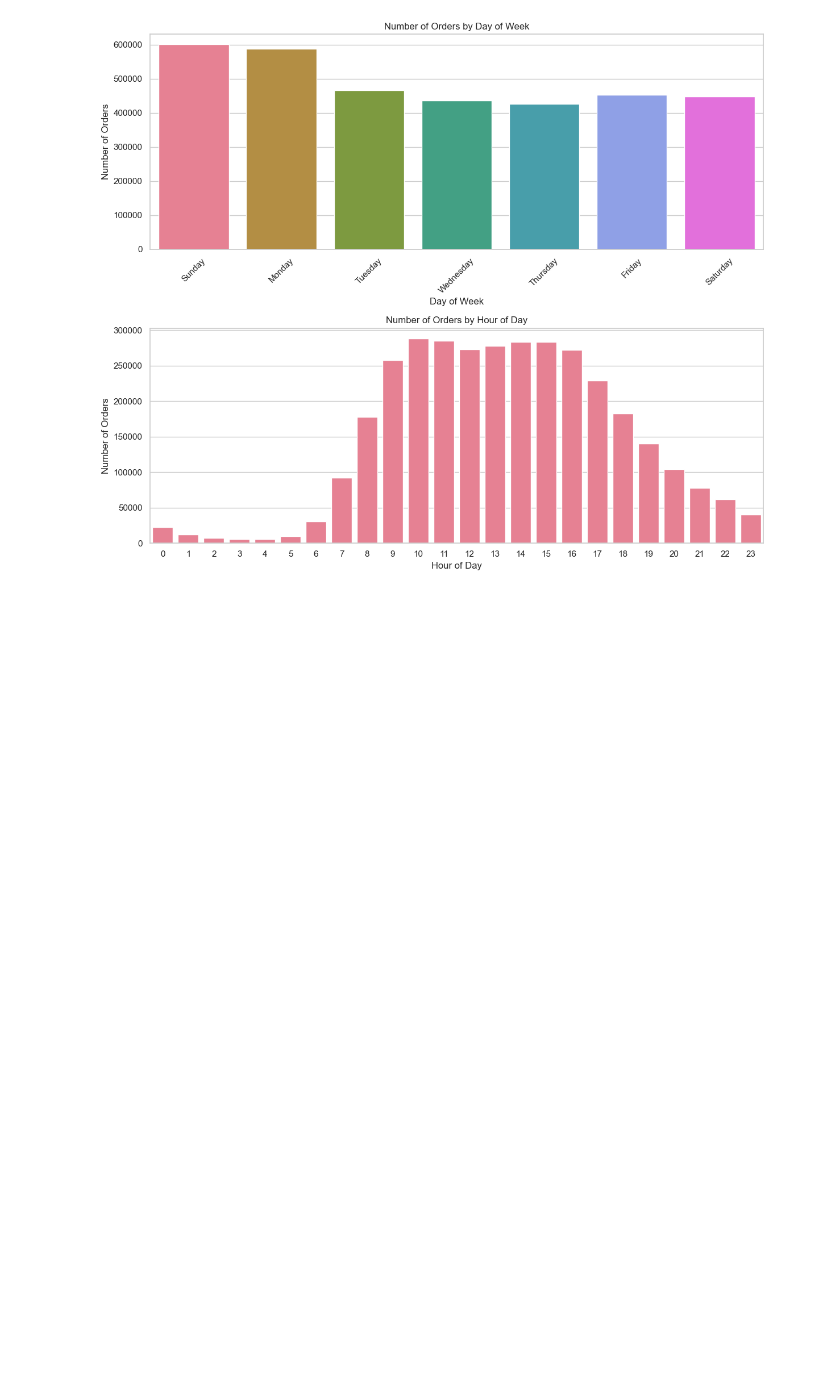
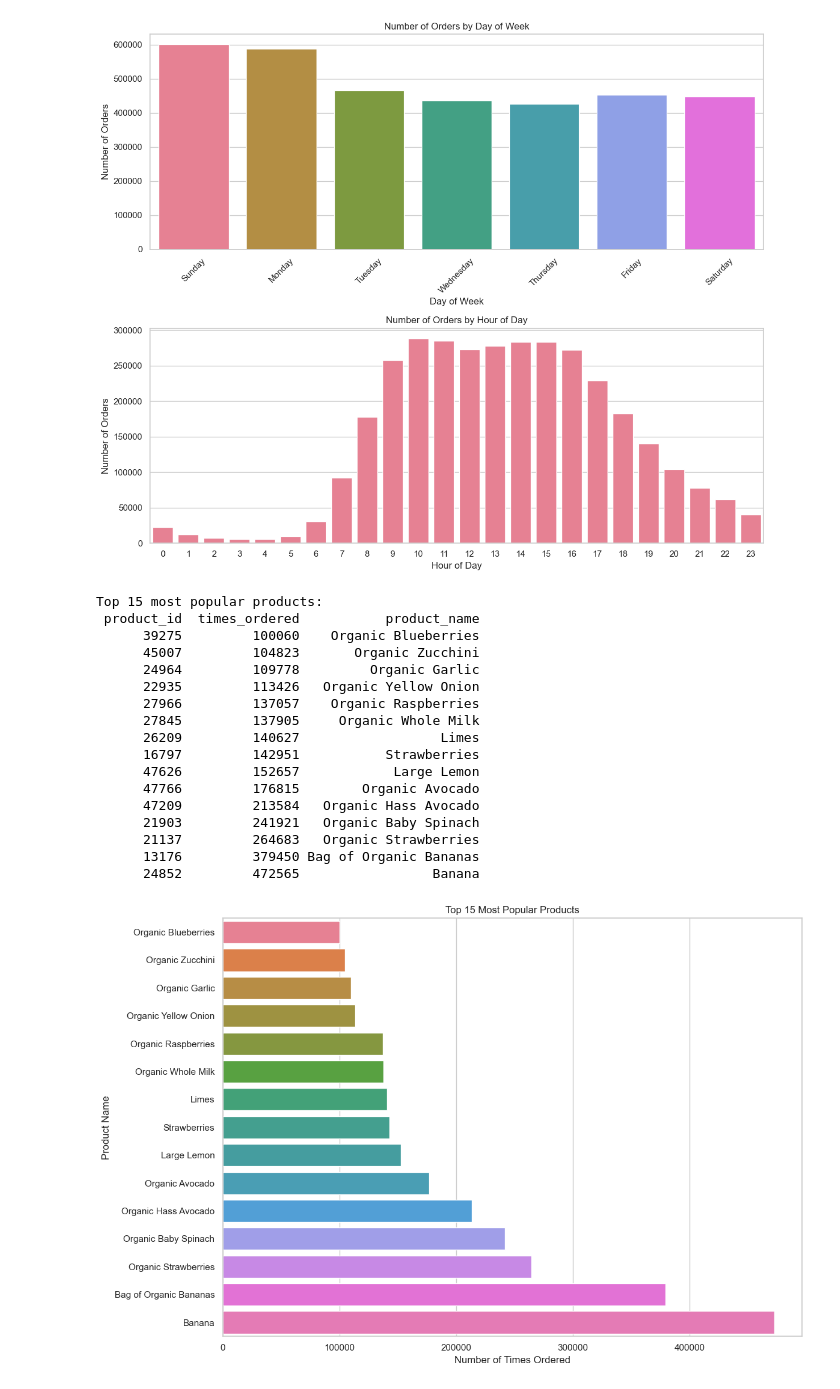
Before and after one commit to BloodRedSunSet/Instacart-Market, a Jupyter notebook: eda.ipynb, the cells around one changed output. Cells and saved outputs as stored; diff of their text form; code cells hidden in the pictures; blank space fills up the shorter version.

```diff
--- a/eda.ipynb
+++ b/eda.ipynb
@@ -237,3 +237,78 @@ plt.tight_layout()
 plt.show()
 # %% [output]
 [figure]
+# %%
+import matplotlib.pyplot as plt
+import seaborn as sns
+
+ORDER_PRODUCTS_DTYPE = {
+    "order_id": "int32",
+    "product_id": "int32",
+    "add_to_cart_order": "int16",
+    "reordered": "int8",
+}
+
+order_products_prior = pd.read_csv(
+    DATA_DIR / "order_products__prior.csv",
+    dtype=ORDER_PRODUCTS_DTYPE,
+)
+
+products = datasets["products"]
+
+product_counts = (
+    order_products_prior["product_id"]
+    .value_counts()
+    .head(15)
+    .rename_axis("product_id")
+    .reset_index(name="times_ordered")
+)
+
+top_products = product_counts.merge(
+    products[["product_id", "product_name"]],
+    on="product_id",
+    how="left",
+)
+top_products = top_products.sort_values("times_ordered", ascending=True)
+
+print("Top 15 most popular products:")
+print(top_products.to_string(index=False))
+
+sns.set_theme(style="whitegrid", palette="rocket")
+
+fig, ax = plt.subplots(figsize=(12, 8))
+
+sns.barplot(
+    data=top_products,
+    y="product_name",
+    x="times_ordered",
+    hue="product_name",
+    dodge=False,
+    legend=False,
+    ax=ax,
+)
+
+ax.set_title("Top 15 Most Popular Products")
+ax.set_xlabel("Number of Times Ordered")
+ax.set_ylabel("Product Name")
+
+plt.tight_layout()
+plt.show()
+# %% [output]
+Top 15 most popular products:
+ product_id  times_ordered           product_name
+      39275         100060    Organic Blueberries
+      45007         104823       Organic Zucchini
+      24964         109778         Organic Garlic
+      22935         113426   Organic Yellow Onion
+      27966         137057    Organic Raspberries
+      27845         137905     Organic Whole Milk
+      26209         140627                  Limes
+      16797         142951           Strawberries
+      47626         152657            Large Lemon
+      47766         176815        Organic Avocado
+      47209         213584   Organic Hass Avocado
+      21903         241921   Organic Baby Spinach
+      21137         264683   Organic Strawberries
+      13176         379450 Bag of Organic Bananas
+      24852         472565                 Banana
+[figure, added]
```
Also changed, not shown: parts of 1 cell of this notebook.
